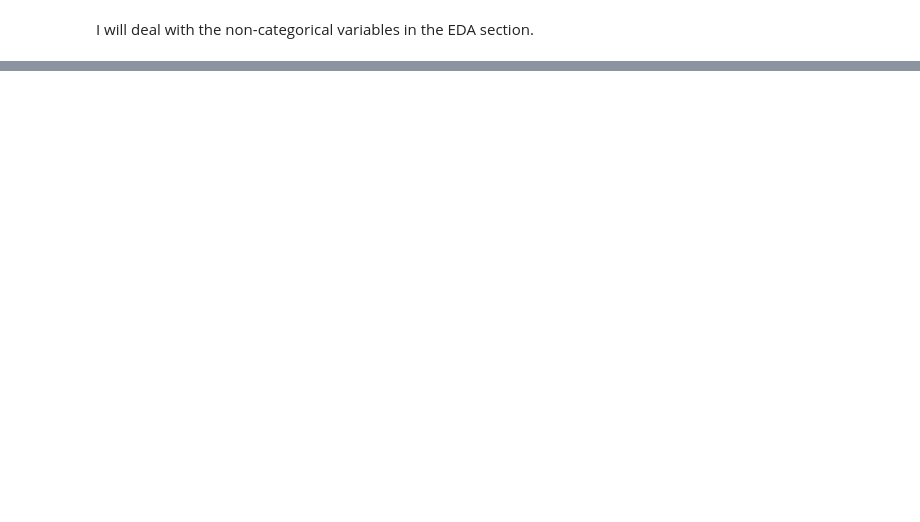
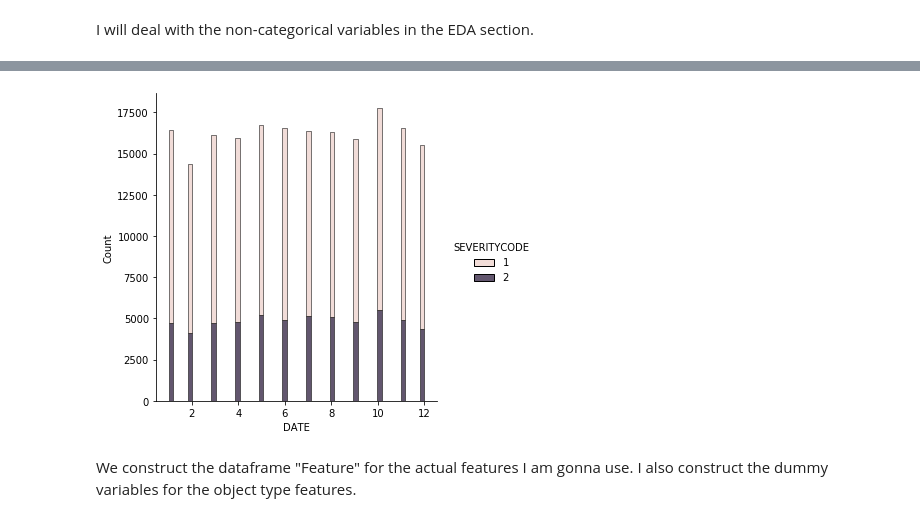
Before and after one commit to Simona-Pirani/Coursera_Capstone, a Jupyter notebook: Capstone.ipynb, the cells around one changed output, grey strips where cells are left out. Cells and saved outputs as stored; diff of their text form; code cells hidden in the pictures; blank space fills up the shorter version.

```diff
--- a/Capstone.ipynb
+++ b/Capstone.ipynb
@@ -393,0 +591,5 @@ I will deal with the non-categorical variables in the EDA section.
+# %%
+sns.displot(Feature, x=Feature['DATE'].dt.month, hue="SEVERITYCODE", multiple="stack")
+plt.show()
+# %% [output]
+[figure, added]
@@ -393,0 +598,2 @@ I will deal with the non-categorical variables in the EDA section.
+# %% [markdown]
+We construct the dataframe "Feature" for the actual features I am gonna use. I also construct the dummy variables for the object type features.
```
Also changed, not shown: parts of 60 cells of this notebook.
